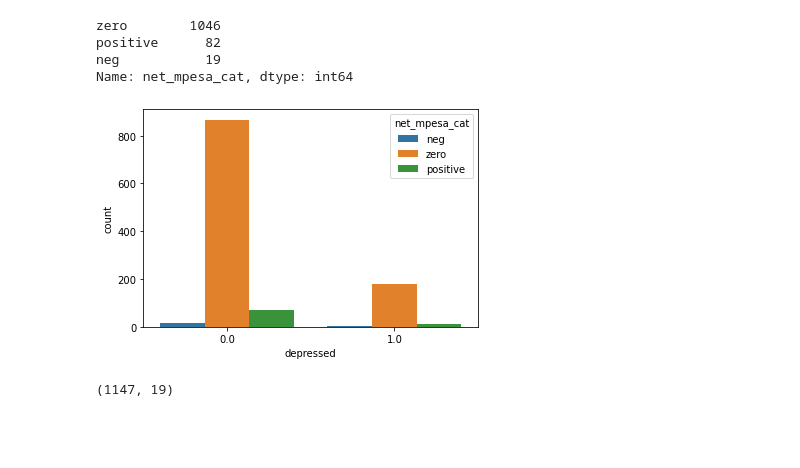
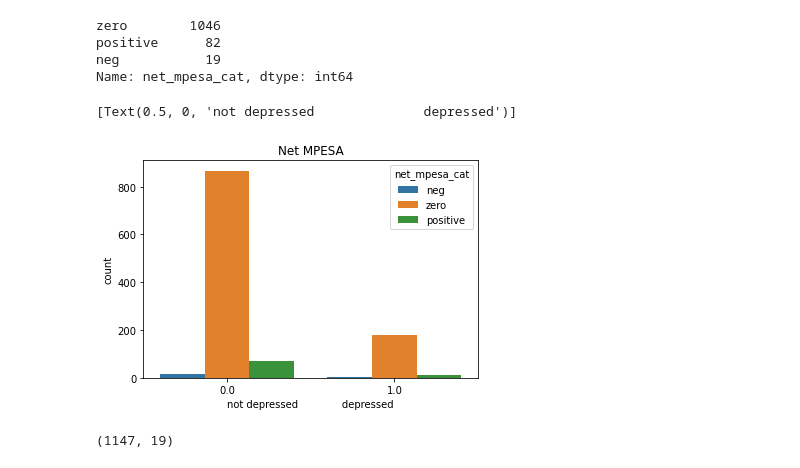
Before and after one commit to kstrickland680/depression, a Jupyter notebook: Depression.ipynb, the cells around one changed output. Saved outputs shown, nothing was run; the diff lists cells and outputs as text; code cells hidden in the pictures; blank space fills up the shorter version.

```diff
--- a/Depression.ipynb
+++ b/Depression.ipynb
@@ -400,8 +400,11 @@ neg           19
 Name: net_mpesa_cat, dtype: int64
 # %%
 ax = sns.countplot(x='depressed', hue='net_mpesa_cat', data=df)
+plt.title('Net MPESA')
+ax.set(xlabel='not depressed              depressed')
 # %% [output]
+[Text(0.5, 0, 'not depressed              depressed')]
-[figure, old version]
+[figure, new version]
 # %%
 df_nan = df[df.columns[df.isna().any()]]
 # %%
```
Also changed, not shown: parts of 40 cells of this notebook, 5 other files.
